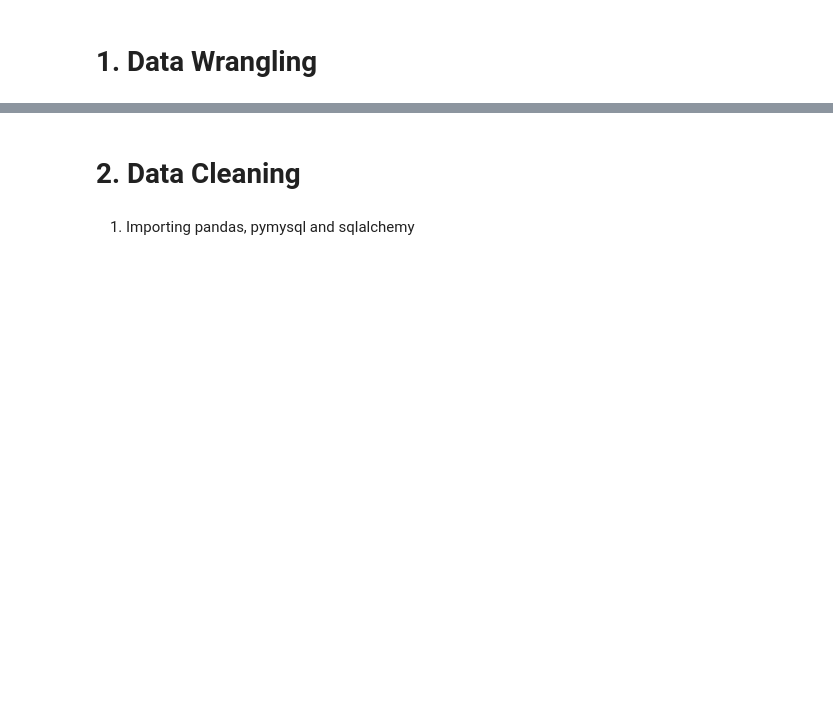
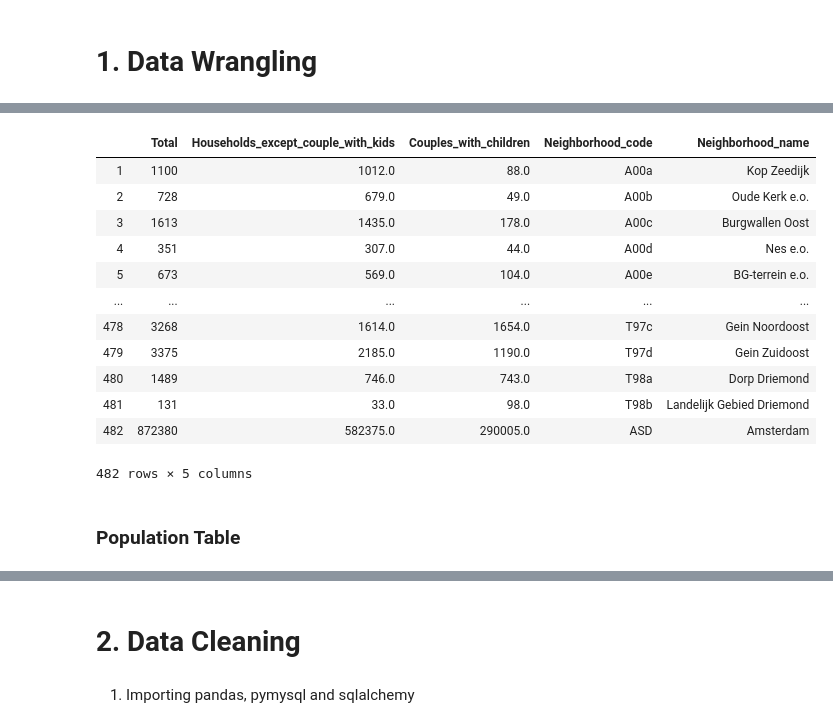
Before and after one commit to cmerticaru/Project_2_Amsterdam_dataptams2020, a Jupyter notebook: your-project/Analysis.ipynb, the cells around one changed output, grey strips where cells are left out. Cells and saved outputs as stored; diff of their text form; code cells hidden in the pictures; blank space fills up the shorter version.

```diff
--- a/your-project/Analysis.ipynb
+++ b/your-project/Analysis.ipynb
@@ -52,0 +132,33 @@ AttributeError: 'Series' object has no attribute 'find_pattern'
+# %%
+#translate column names
+households.rename(columns={'buurt': 'Neighborhood', 'totaal': 'Total'}, inplace=True)
+# %%
+#split neigborhood code from neigborhood name for linking purposes
+households[['Neighborhood_code','Neighborhood_name']] = households["Neighborhood"].str.split(" ", 1, expand=True)
+households["Neighborhood_name"] = households["Neighborhood_name"].str.strip("-")
+
+#drop first blank row
+households.drop([0], inplace=True)
+#drop final two rows
+households.drop(households.tail(2).index, inplace=True)
+# %%
+#drop the unnecessary columns
+households.drop([households.columns[0], households.columns[1], households.columns[2], households.columns[3], households.columns[4], households.columns[5], households.columns[6], households.columns[7], households.columns[8]], axis = 'columns', inplace=True)
+households
+#df.to_csv(r'Path where you want to store the exported CSV file\File Name.csv')
+# %% [output]
+|  | Total | Households_except_couple_with_kids | Couples_with_children | Neighborhood_code | Neighborhood_name |
+| 1 | 1100 | 1012.0 | 88.0 | A00a | Kop Zeedijk |
+| 2 | 728 | 679.0 | 49.0 | A00b | Oude Kerk e.o. |
+| 3 | 1613 | 1435.0 | 178.0 | A00c | Burgwallen Oost |
+| 4 | 351 | 307.0 | 44.0 | A00d | Nes e.o. |
+| 5 | 673 | 569.0 | 104.0 | A00e | BG-terrein e.o. |
+| ... | ... | ... | ... | ... | ... |
+| 478 | 3268 | 1614.0 | 1654.0 | T97c | Gein Noordoost |
+| 479 | 3375 | 2185.0 | 1190.0 | T97d | Gein Zuidoost |
+| 480 | 1489 | 746.0 | 743.0 | T98a | Dorp Driemond |
+| 481 | 131 | 33.0 | 98.0 | T98b | Landelijk Gebied Driemond |
+| 482 | 872380 | 582375.0 | 290005.0 | ASD | Amsterdam |
+482 rows × 5 columns
+# %% [markdown]
+### Population Table
```
Also changed, not shown: parts of 28 cells of this notebook.
